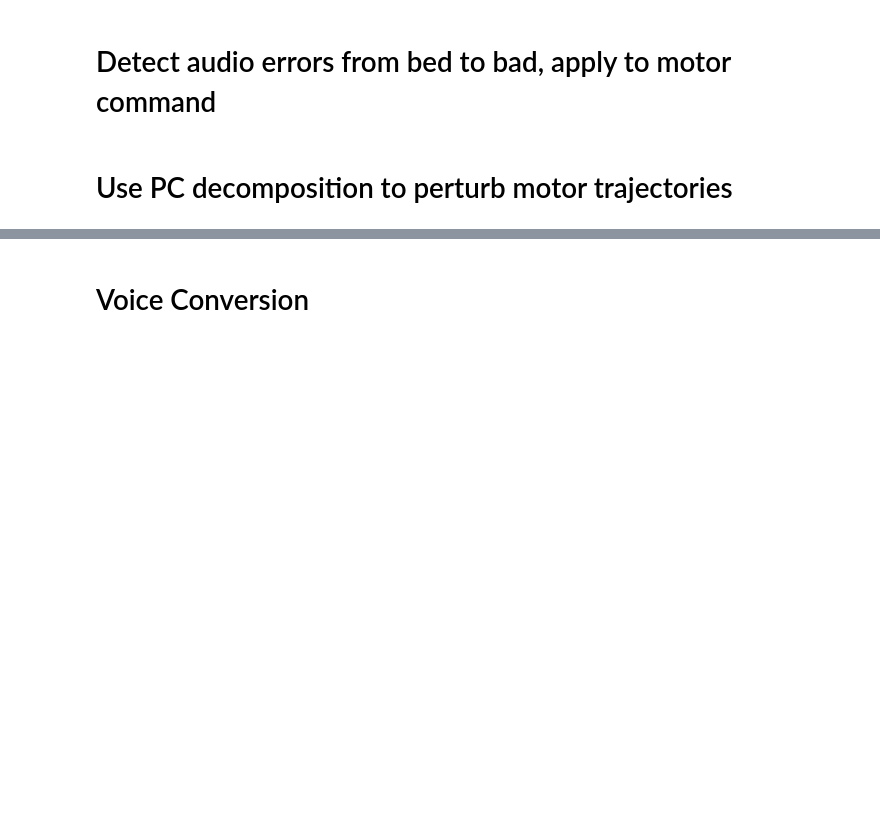
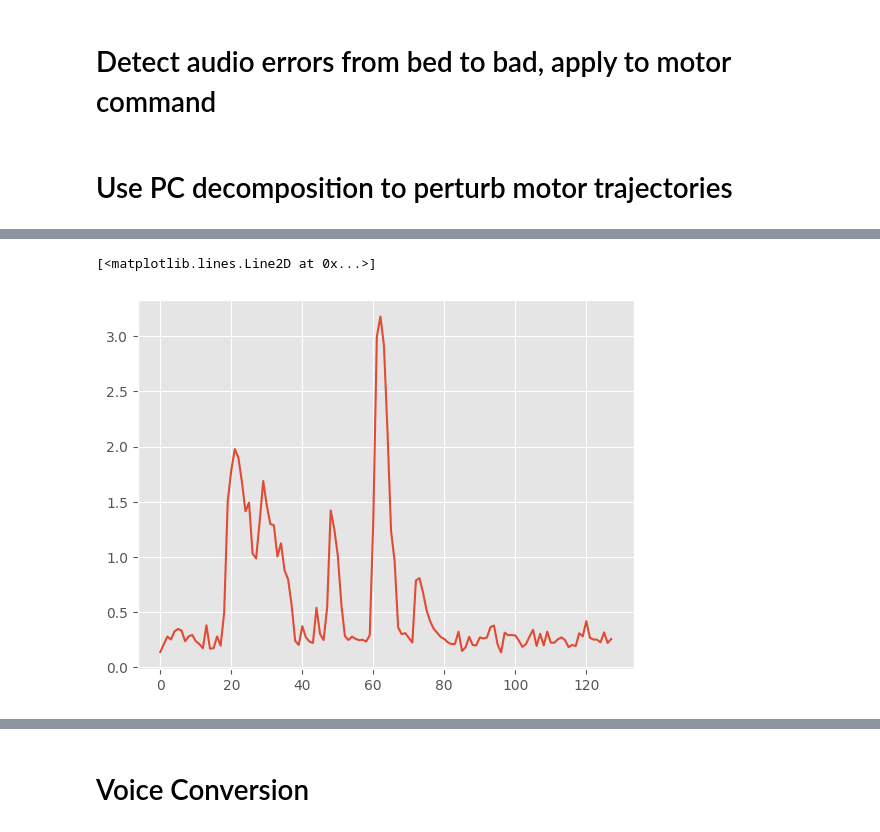
Before and after one commit to mguillau-commits/mrep, a Jupyter notebook: notebooks/process_diva_wavfiles.ipynb, the cells around one changed output, grey strips where cells are left out. Saved outputs shown, nothing was run; the diff lists cells and outputs as text; code cells hidden in the pictures; blank space fills up the shorter version.

```diff
--- a/notebooks/process_diva_wavfiles.ipynb
+++ b/notebooks/process_diva_wavfiles.ipynb
@@ -889,0 +1015,13 @@ _extract_ema: v4
+# %%
+# files = glob.glob('../sample_audio/diva_babbling/diva_babbling*.wav')
+topdir = '/projectnb/busplab/lbullock/sparc_sample_audio' # for BU SCC
+# topdir = '/content/drive/MyDrive/shbt/BML-guenther/2024S-guenther-audio-primitives/util/Speech-Articulatory-Coding'
+# files = glob.glob(f'{topdir}/sample_audio/diva_babbling/diva_babbling*.wav')
+# files = glob.glob(f'{topdir}/sample_audio/eeayeeayoo.wav')
+files = glob.glob(f'{topdir}/sample_audio/p*k_aligned.wav')
+
+# dir_out = '../sample_audio/diva_babbling_resynth_20250224/'
+# dir_out = '/content/drive/MyDrive/shbt/BML-guenther/2024S-guenther-audio-primitives/util/Speech-Articulatory-Coding/sample_audio/diva_babbling_resynth_20250224/'
+dir_out = (f'{topdir}/sample_audio/diva_babbling_resynth/')
+
+files[0:10]
@@ -889,0 +1033,2 @@ _extract_ema: v4
+# %%
+codes = [coder.encode(f) for f in files]
@@ -889,0 +1101,16 @@ _extract_ema: v4
+# %%
+
+loudnesses_orig = [np.squeeze(c['loudness']) for c in codes]
+
+loudnesses_orig = [np.squeeze(c['loudness']) for c in codes]
+emas_orig = [np.squeeze(c['ema']) for c in codes]
+pitches_orig = [np.squeeze(c['pitch']) for c in codes]
+
+loudnesses_orig = [l[:-1] for l in loudnesses_orig]
+# loudnesses_orig[1].shape
+# %%
+# plt.plot(loudness_orig[0])
+plt.plot(loudnesses_orig[1])
+# %% [output]
+[<matplotlib.lines.Line2D at 0x...>]
+[figure, added]
```
Also changed, not shown: parts of 46 cells of this notebook.
